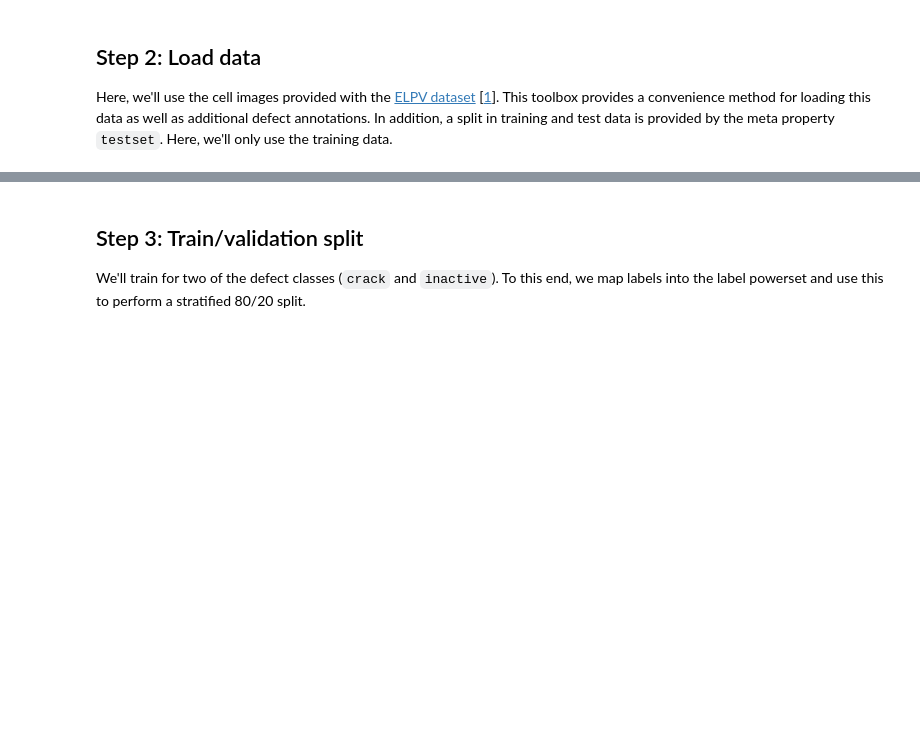
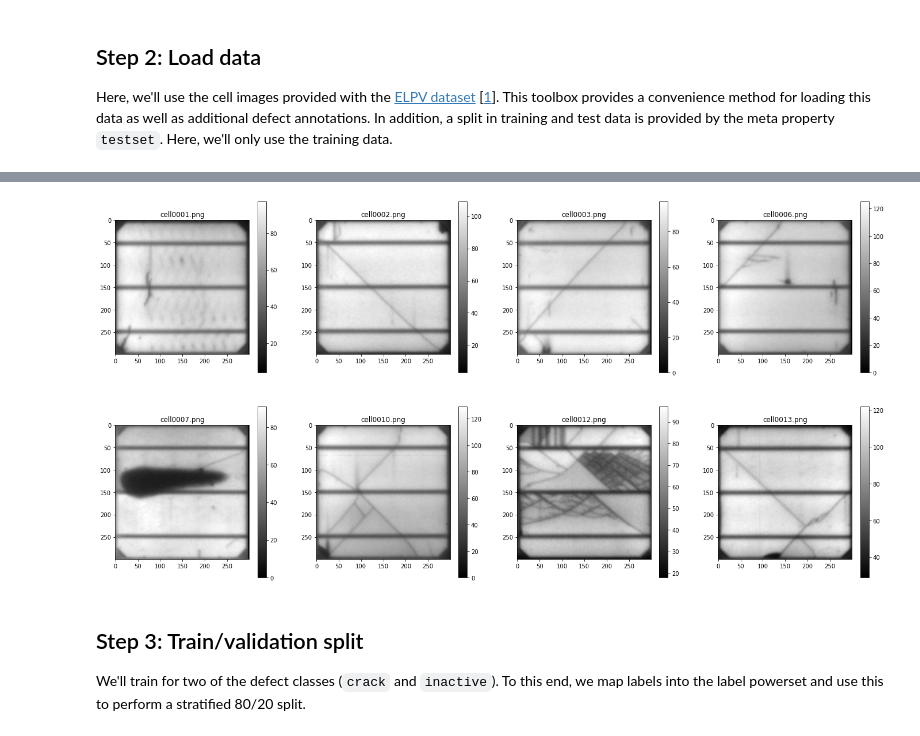
Before and after one commit to ma0ho/pvinspect, a Jupyter notebook: examples/20200729_pytorch-integration.ipynb, the cells around one changed output, grey strips where cells are left out. Drawn from its saved outputs; the diff is of its cells as text; code cells hidden in the pictures; blank space fills up the shorter version.

Commit message:
Some visualization of data for PyTorch example

```diff
--- a/examples/20200729_pytorch-integration.ipynb
+++ b/examples/20200729_pytorch-integration.ipynb
@@ -54,3 +69,7 @@ all_data = pv.data.datasets.elpv().pandas.query('testset == False')
+# %%
+all_data.pandas.query('crack == True').head(N=8, cols=4)
+# %% [output]
+[figure, added]
 # %% [markdown]
 ## Step 3: Train/validation split
 
```
Also changed, not shown: parts of 1 cell of this notebook.
